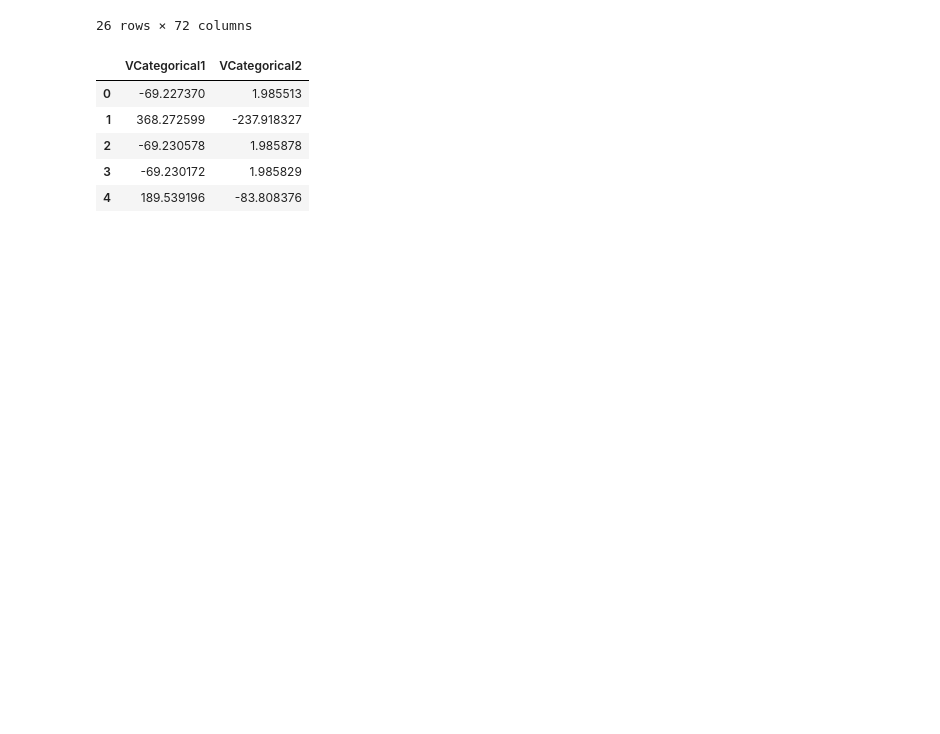
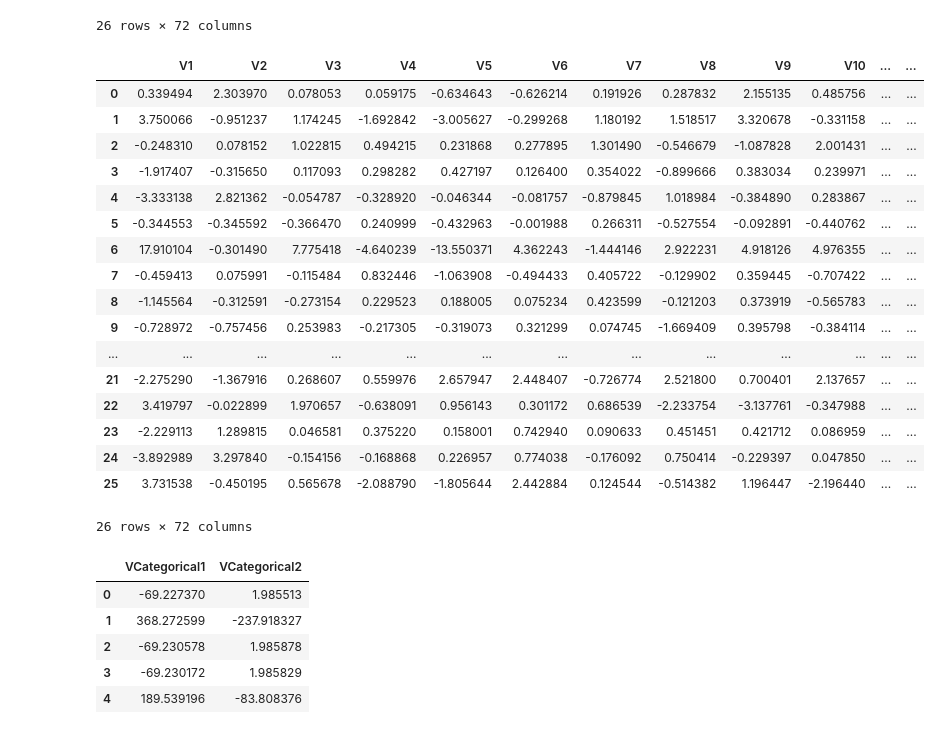
Before and after one commit to 25ohms/scotiabankfrauddetection, a Jupyter notebook: test.ipynb, the cells around one changed output. Drawn from its saved outputs; the diff is of its cells as text; code cells hidden in the pictures; blank space fills up the shorter version.

```diff
--- a/test.ipynb
+++ b/test.ipynb
@@ -221,6 +238,11 @@ standarized_data = StandardScaler().fit_transform(numerical_train)
 pca = decomposition.PCA(n_components=0.95)
 pca_data = pca.fit_transform(standarized_data)
 print(pca_data)
+
+
+standardized_data_test = StandardScaler().fit_transform(numerical_test)
+pca_test = decomposition.PCA(n_components=72)
+pca_data_test = pca_test.fit_transform(standardized_data_test)
 # %% [output]
 [[ 2.49851876e+01 -1.50537896e+00 -7.18946906e-01 ... -2.18965371e+00
   -2.39883795e-01  4.07092501e-01]
@@ -379,6 +386,28 @@ df.head(26)
 | 24 | 14.749498 | 2.616460 | -5.870790 | -17.253798 | 9.680607 | -14.270266 | 13.335268 | -9.064489 | -15.749401 | -5.511073 | ... | ... |
 | 25 | -2.887659 | 1.825977 | -0.362562 | 0.259932 | -0.157470 | 0.013970 | -0.245913 | 0.181650 | -0.456616 | 0.439700 | ... | ... |
 26 rows × 72 columns
+# %%
+df_test = pd.DataFrame(pca_data_test, columns=['V'+str(i) for i in range(1,73)])
+df_test.head(26)
+# %% [output]
+|  | V1 | V2 | V3 | V4 | V5 | V6 | V7 | V8 | V9 | V10 | ... | ... |
+| 0 | 0.339494 | 2.303970 | 0.078053 | 0.059175 | -0.634643 | -0.626214 | 0.191926 | 0.287832 | 2.155135 | 0.485756 | ... | ... |
+| 1 | 3.750066 | -0.951237 | 1.174245 | -1.692842 | -3.005627 | -0.299268 | 1.180192 | 1.518517 | 3.320678 | -0.331158 | ... | ... |
+| 2 | -0.248310 | 0.078152 | 1.022815 | 0.494215 | 0.231868 | 0.277895 | 1.301490 | -0.546679 | -1.087828 | 2.001431 | ... | ... |
+| 3 | -1.917407 | -0.315650 | 0.117093 | 0.298282 | 0.427197 | 0.126400 | 0.354022 | -0.899666 | 0.383034 | 0.239971 | ... | ... |
+| 4 | -3.333138 | 2.821362 | -0.054787 | -0.328920 | -0.046344 | -0.081757 | -0.879845 | 1.018984 | -0.384890 | 0.283867 | ... | ... |
+| 5 | -0.344553 | -0.345592 | -0.366470 | 0.240999 | -0.432963 | -0.001988 | 0.266311 | -0.527554 | -0.092891 | -0.440762 | ... | ... |
+| 6 | 17.910104 | -0.301490 | 7.775418 | -4.640239 | -13.550371 | 4.362243 | -1.444146 | 2.922231 | 4.918126 | 4.976355 | ... | ... |
+| 7 | -0.459413 | 0.075991 | -0.115484 | 0.832446 | -1.063908 | -0.494433 | 0.405722 | -0.129902 | 0.359445 | -0.707422 | ... | ... |
+| 8 | -1.145564 | -0.312591 | -0.273154 | 0.229523 | 0.188005 | 0.075234 | 0.423599 | -0.121203 | 0.373919 | -0.565783 | ... | ... |
+| 9 | -0.728972 | -0.757456 | 0.253983 | -0.217305 | -0.319073 | 0.321299 | 0.074745 | -1.669409 | 0.395798 | -0.384114 | ... | ... |
+| ... | ... | ... | ... | ... | ... | ... | ... | ... | ... | ... | ... | ... |
+| 21 | -2.275290 | -1.367916 | 0.268607 | 0.559976 | 2.657947 | 2.448407 | -0.726774 | 2.521800 | 0.700401 | 2.137657 | ... | ... |
+| 22 | 3.419797 | -0.022899 | 1.970657 | -0.638091 | 0.956143 | 0.301172 | 0.686539 | -2.233754 | -3.137761 | -0.347988 | ... | ... |
+| 23 | -2.229113 | 1.289815 | 0.046581 | 0.375220 | 0.158001 | 0.742940 | 0.090633 | 0.451451 | 0.421712 | 0.086959 | ... | ... |
+| 24 | -3.892989 | 3.297840 | -0.154156 | -0.168868 | 0.226957 | 0.774038 | -0.176092 | 0.750414 | -0.229397 | 0.047850 | ... | ... |
+| 25 | 3.731538 | -0.450195 | 0.565678 | -2.088790 | -1.805644 | 2.442884 | 0.124544 | -0.514382 | 1.196447 | -2.196440 | ... | ... |
+26 rows × 72 columns
 # %%
 df_categorical = pd.DataFrame(pca_b_c_train, columns=['VCategorical'+str(i) for i in range(1,3)])
 df['VCategorical1'] = df_categorical['VCategorical1']
```
Also changed, not shown: parts of 20 cells of this notebook.
